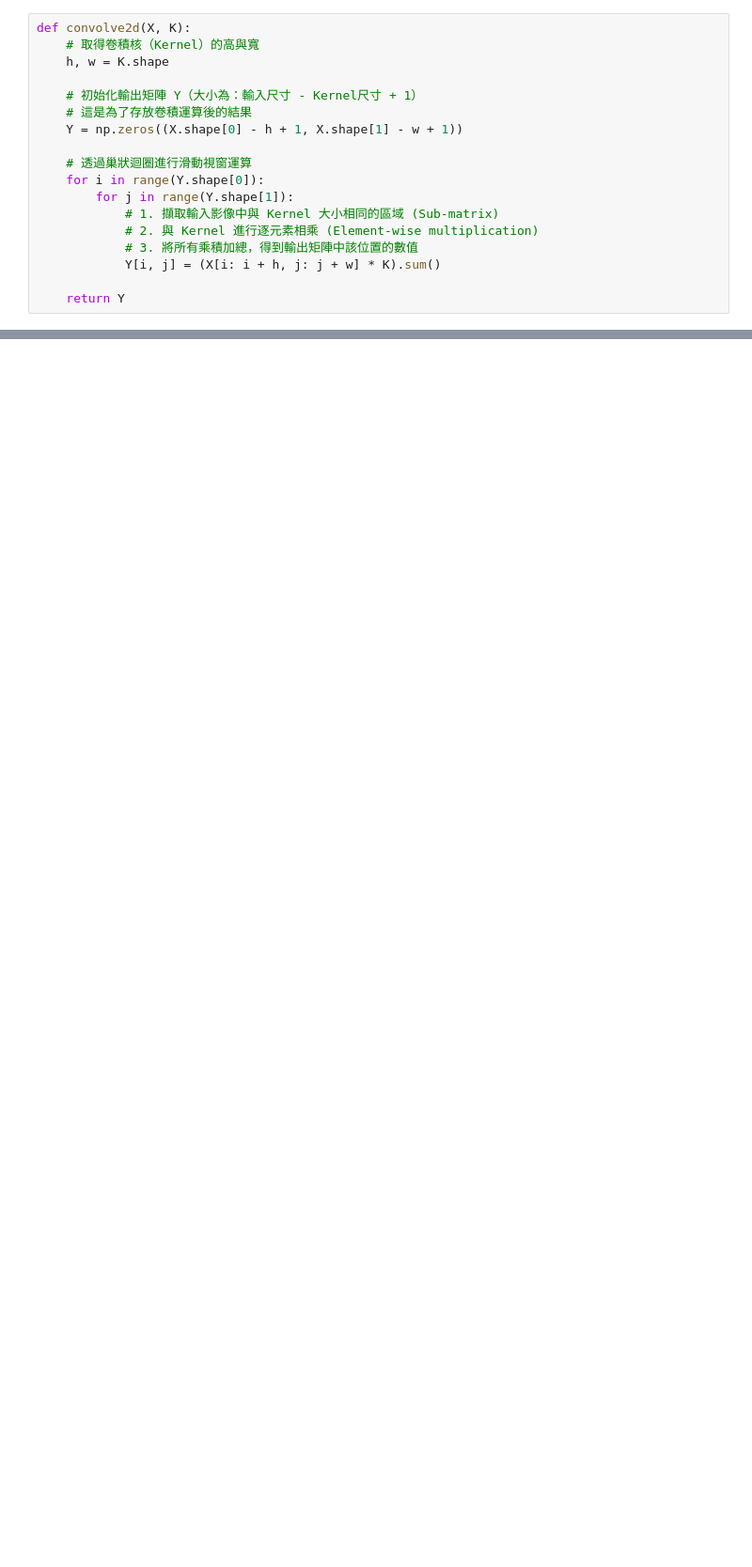
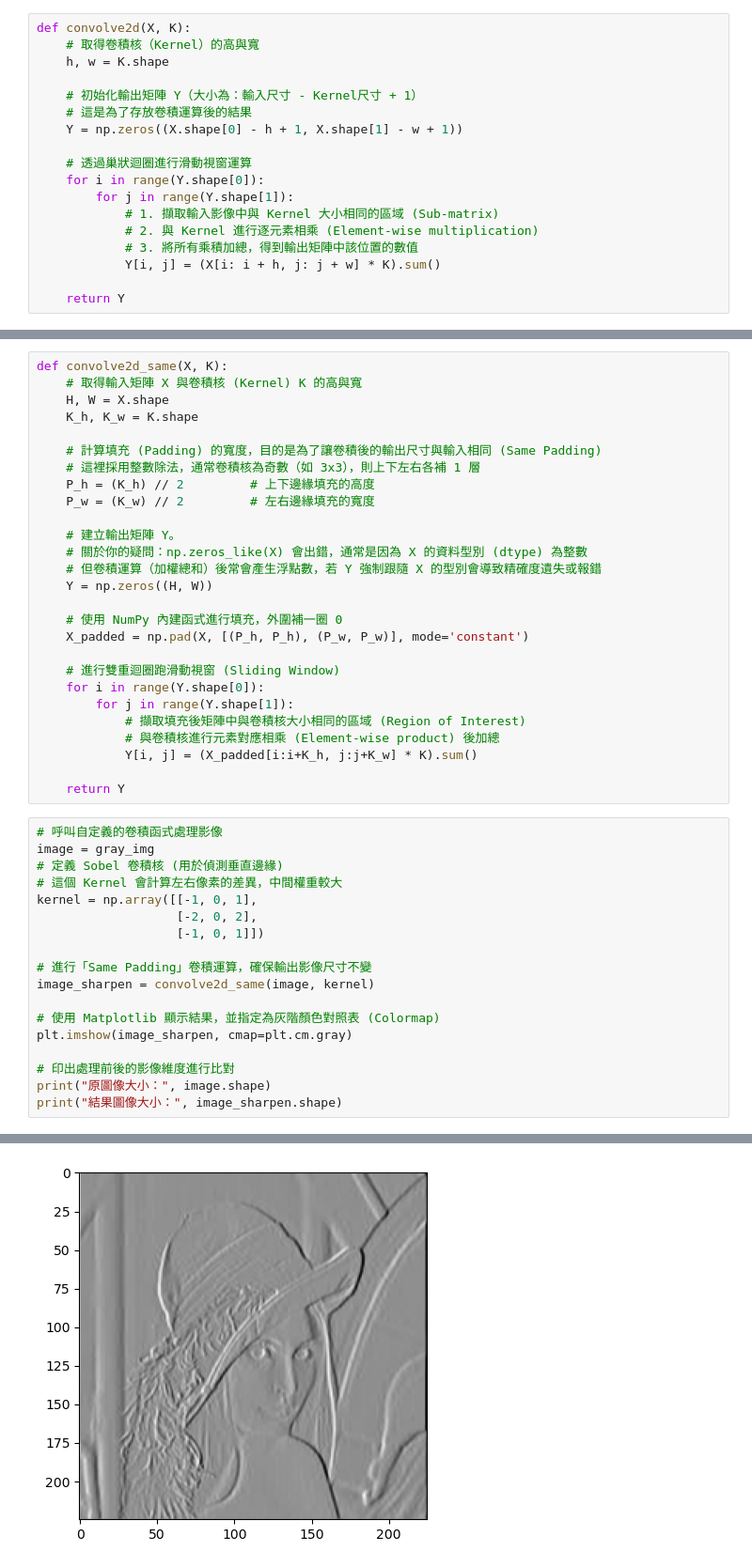
Before and after one commit to billy1125/Machine-Learning, a Jupyter notebook: Convolution.ipynb, the cells around one changed output, grey strips where cells are left out. Shown at 94% size. Saved outputs shown, nothing was run; the diff lists cells and outputs as text; blank space fills up the shorter version.

```diff
--- a/Convolution.ipynb
+++ b/Convolution.ipynb
@@ -375,0 +432,46 @@ print("處理後影像大小：", image_sharpen.shape)
+# %%
+def convolve2d_same(X, K):
+    # 取得輸入矩陣 X 與卷積核 (Kernel) K 的高與寬
+    H, W = X.shape
+    K_h, K_w = K.shape
+
+    # 計算填充 (Padding) 的寬度，目的是為了讓卷積後的輸出尺寸與輸入相同 (Same Padding)
+    # 這裡採用整數除法，通常卷積核為奇數（如 3x3），則上下左右各補 1 層
+    P_h = (K_h) // 2         # 上下邊緣填充的高度
+    P_w = (K_w) // 2         # 左右邊緣填充的寬度
+
+    # 建立輸出矩陣 Y。
+    # 關於你的疑問：np.zeros_like(X) 會出錯，通常是因為 X 的資料型別 (dtype) 為整數
+    # 但卷積運算（加權總和）後常會產生浮點數，若 Y 強制跟隨 X 的型別會導致精確度遺失或報錯
+    Y = np.zeros((H, W))
+
+    # 使用 NumPy 內建函式進行填充，外圍補一圈 0
+    X_padded = np.pad(X, [(P_h, P_h), (P_w, P_w)], mode='constant')
+
+    # 進行雙重迴圈跑滑動視窗 (Sliding Window)
+    for i in range(Y.shape[0]):
+        for j in range(Y.shape[1]):
+            # 擷取填充後矩陣中與卷積核大小相同的區域 (Region of Interest)
+            # 與卷積核進行元素對應相乘 (Element-wise product) 後加總
+            Y[i, j] = (X_padded[i:i+K_h, j:j+K_w] * K).sum()
+
+    return Y
+# %%
+# 呼叫自定義的卷積函式處理影像
+image = gray_img
+# 定義 Sobel 卷積核 (用於偵測垂直邊緣)
+# 這個 Kernel 會計算左右像素的差異，中間權重較大
+kernel = np.array([[-1, 0, 1],
+                   [-2, 0, 2],
+                   [-1, 0, 1]])
+
+# 進行「Same Padding」卷積運算，確保輸出影像尺寸不變
+image_sharpen = convolve2d_same(image, kernel)
+
+# 使用 Matplotlib 顯示結果，並指定為灰階顏色對照表 (Colormap)
+plt.imshow(image_sharpen, cmap=plt.cm.gray)
+
+# 印出處理前後的影像維度進行比對
+print("原圖像大小：", image.shape)
+print("結果圖像大小：", image_sharpen.shape)
+# %% [output]
@@ -375,0 +480 @@ print("處理後影像大小：", image_sharpen.shape)
+[figure, added]
```
Also changed, not shown: parts of 12 cells of this notebook, 2 other files.
